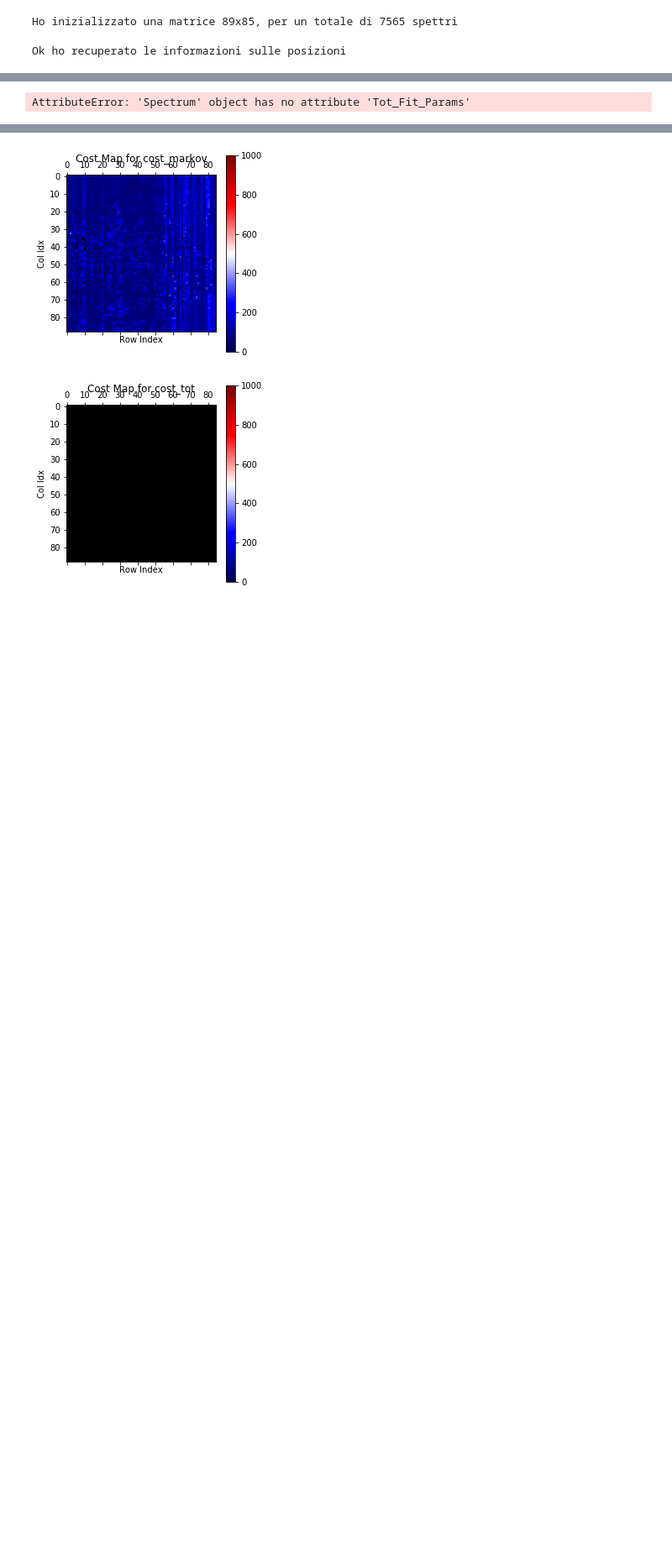
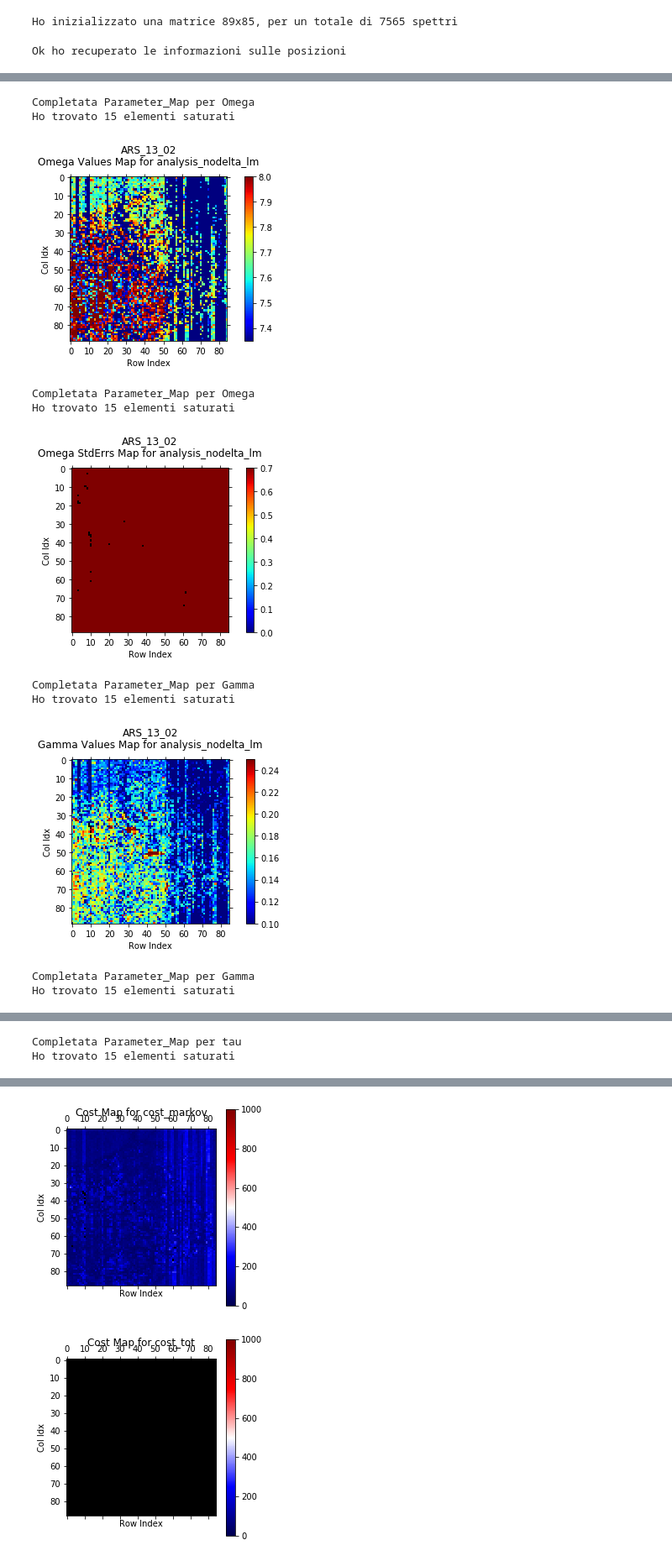
Before and after one commit to flautodipan/Python_Libraries, a Jupyter notebook: Experimentum_analysis.ipynb, the cells around one changed output, grey strips where cells are left out. Shown at 84% size. Cells and saved outputs as stored; diff of their text form; code cells hidden in the pictures; blank space fills up the shorter version.

```diff
--- a/Experimentum_analysis.ipynb
+++ b/Experimentum_analysis.ipynb
@@ -523,11 +453,21 @@ NameError: name 'tot_Omegas' is not defined
 # %%
 Plot_Elements_Spectrum(matrix, tau_not_bad[:10], fit = 'tot')
 # %%
-omega_tot_map, _ = Get_Parameter_Map('tot', 'Omega', matrix, n_rows, n_cols, excluded, 'jet', 7.35, 8., fig = 'omega_tot_map', path=now_path)
-Delta_omega_tot_map, _ = Get_Parameter_Map('tot', 'Omega', matrix, n_rows, n_cols, excluded, 'jet', 0,0.7, fig = 'Delta_omega_tot_map', path=now_path, Deltas = True)
-gamma_tot_map, _ = Get_Parameter_Map('tot', 'Gamma', matrix, n_rows, n_cols, excluded, 'jet', 0.1,0.25, fig = 'Gamma_tot_map', path=now_path)
-Delta_gamma_tot_map, _ = Get_Parameter_Map('tot', 'Gamma', matrix, n_rows, n_cols, excluded, 'jet', 0,0.05, fig = 'Delta_gamma_tot_map', path=now_path, Deltas = True)
-tau_map, _ = Get_Parameter_Map('tot', 'tau', matrix, n_rows, n_cols, excluded, 'jet', 0., 200, fig = 'tau_map', path=now_path)
-Delta_tau_map, _ = Get_Parameter_Map('tot', 'tau', matrix, n_rows, n_cols, excluded, 'jet', 0,0.7, fig = 'Delta_tau_map', path=now_path, Deltas = True)
+omega_tot_map, _ = Get_Parameter_Map('tot', 'Omega', matrix, n_rows, n_cols, excluded, 'jet', 7.35, 8., analysis_dir, spectra_filename,fig = 'omega_tot_map', path=now_path)
+Delta_omega_tot_map, _ = Get_Parameter_Map('tot', 'Omega', matrix, n_rows, n_cols, excluded, 'jet', 0,0.7,analysis_dir, spectra_filename, fig = 'Delta_omega_tot_map', path=now_path, Deltas = True)
+gamma_tot_map, _ = Get_Parameter_Map('tot', 'Gamma', matrix, n_rows, n_cols, excluded, 'jet', 0.1,0.25, analysis_dir, spectra_filename,fig = 'Gamma_tot_map', path=now_path)
+Delta_gamma_tot_map, _ = Get_Parameter_Map('tot', 'Gamma', matrix, n_rows, n_cols, excluded, 'jet', 0,0.05,analysis_dir, spectra_filename, fig = 'Delta_gamma_tot_map', path=now_path, Deltas = True)
+tau_map, _ = Get_Parameter_Map('tot', 'tau', matrix, n_rows, n_cols, excluded, 'jet', 0., 1,analysis_dir, spectra_filename, fig = 'tau_map', path=now_path)
+Delta_tau_map, _ = Get_Parameter_Map('tot', 'tau', matrix, n_rows, n_cols, excluded, 'jet', 0,0.7,analysis_dir, spectra_filename, fig = 'Delta_tau_map', path=now_path, Deltas = True)
 # %% [output]
-AttributeError: 'Spectrum' object has no attribute 'Tot_Fit_Params'
+Completata Parameter_Map per Omega
+Ho trovato 15 elementi saturati
+[figure, added]
+Completata Parameter_Map per Omega
+Ho trovato 15 elementi saturati
+[figure, added]
+Completata Parameter_Map per Gamma
+Ho trovato 15 elementi saturati
+[figure, added]
+Completata Parameter_Map per Gamma
+Ho trovato 15 elementi saturati
@@ -533,0 +475,2 @@ AttributeError: 'Spectrum' object has no attribute 'Tot_Fit_Params'
+Completata Parameter_Map per tau
+Ho trovato 15 elementi saturati
```
Also changed, not shown: parts of 30 cells of this notebook, 2 other files.
